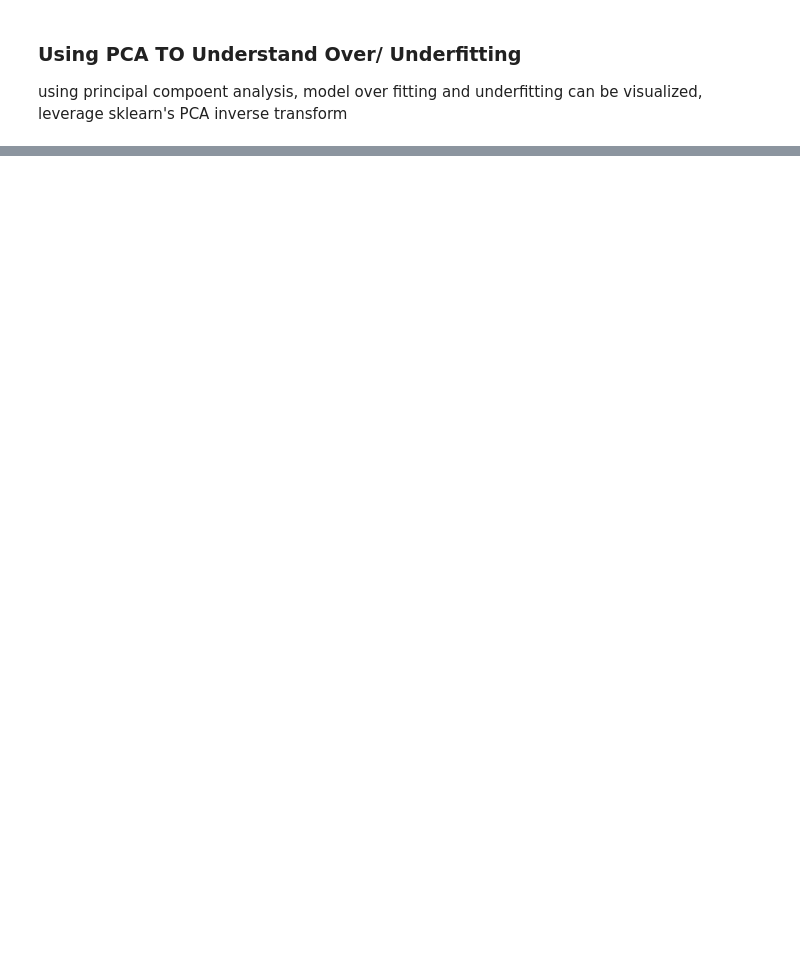
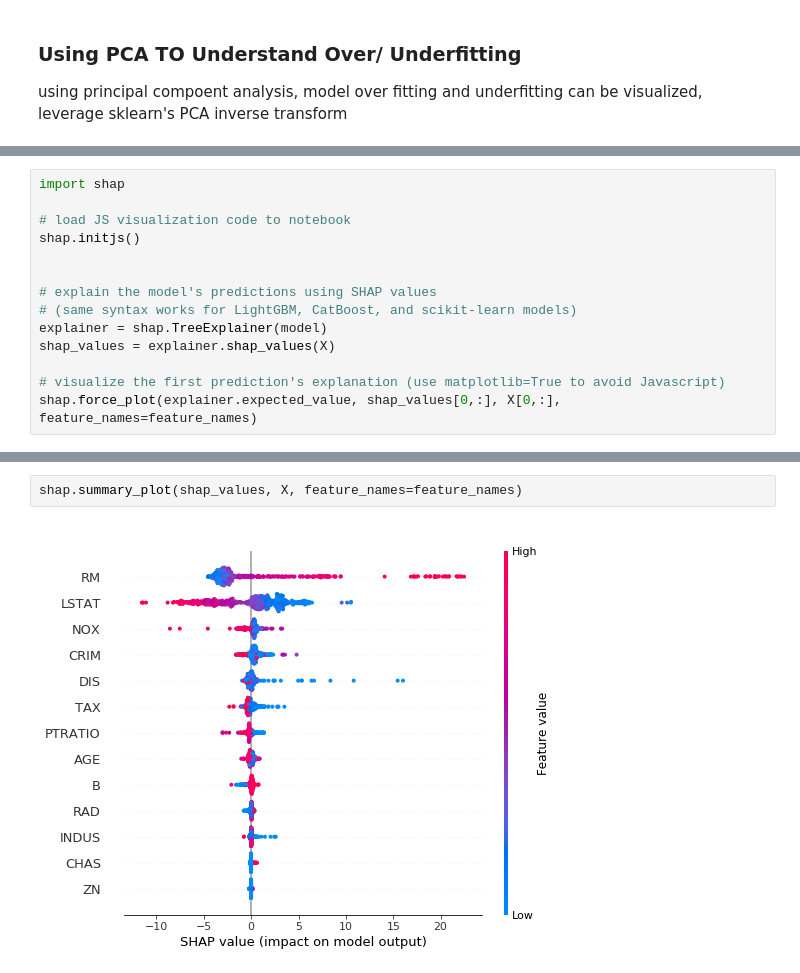
Before and after one commit to mdavis29/DataScience101, a Jupyter notebook: feature_importance.ipynb, the cells around one changed output, grey strips where cells are left out. Drawn from its saved outputs; the diff is of its cells as text; blank space fills up the shorter version.

Commit message:
added feature importance guide

```diff
--- a/feature_importance.ipynb
+++ b/feature_importance.ipynb
@@ -221,0 +227,14 @@ plt.show()
+# %%
+import shap
+
+# load JS visualization code to notebook
+shap.initjs()
+
+
+# explain the model's predictions using SHAP values
+# (same syntax works for LightGBM, CatBoost, and scikit-learn models)
+explainer = shap.TreeExplainer(model)
+shap_values = explainer.shap_values(X)
+
+# visualize the first prediction's explanation (use matplotlib=True to avoid Javascript)
+shap.force_plot(explainer.expected_value, shap_values[0,:], X[0,:], feature_names=feature_names)
@@ -221,0 +244,4 @@ plt.show()
+# %%
+shap.summary_plot(shap_values, X, feature_names=feature_names)
+# %% [output]
+[figure, added]
```
Also changed, not shown: parts of 10 cells of this notebook.
